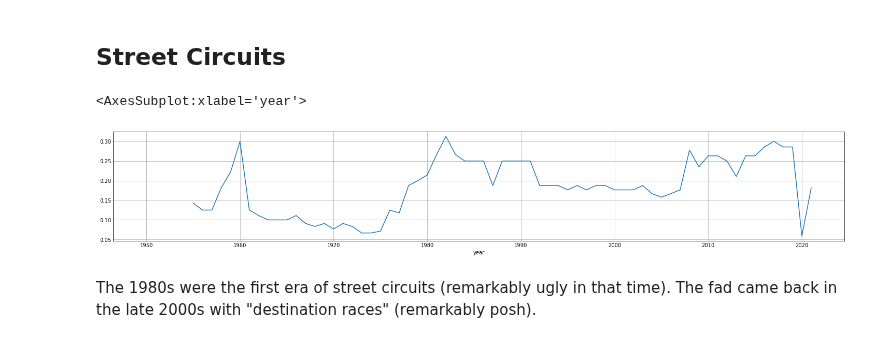
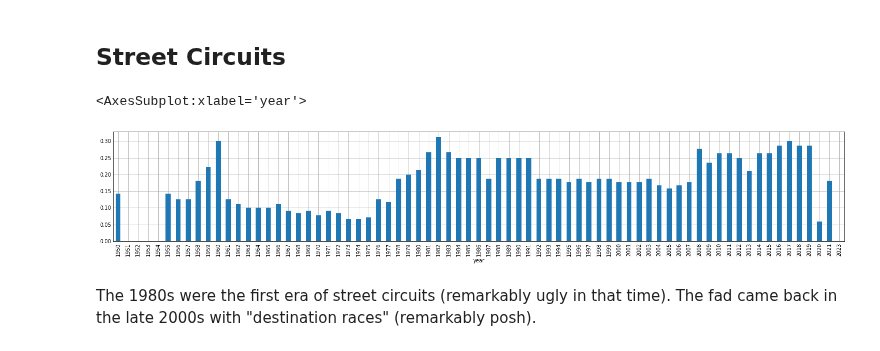
Before and after one commit to michalkasparek/f1-stats, a Jupyter notebook: Tilkedromes & Street Circuits.ipynb, the cells around one changed output. Cells and saved outputs as stored; diff of their text form; code cells hidden in the pictures.

```diff
--- a/Tilkedromes & Street Circuits.ipynb
+++ b/Tilkedromes & Street Circuits.ipynb
@@ -33,10 +33,10 @@ Tilkedromes skyrocketed between 2003 and 2009; they've been hosting around a hal
 # %%
 yearlyStreetRatio = resultsBefore2022[resultsBefore2022["street"] == True].groupby("year")["raceId"].nunique() / resultsBefore2022.groupby("year")["raceId"].nunique()
 # %%
-yearlyStreetRatio.plot()
+yearlyStreetRatio.plot.bar()
 # %% [output]
 <AxesSubplot:xlabel='year'>
-[figure, old version]
+[figure, new version]
 # %% [markdown]
 The 1980s were the first era of street circuits (remarkably ugly in that time). The fad came back in the late 2000s with "destination races" (remarkably posh).
 # %% [markdown]
```
Also changed, not shown: parts of 3 cells of this notebook, 13 other files.
